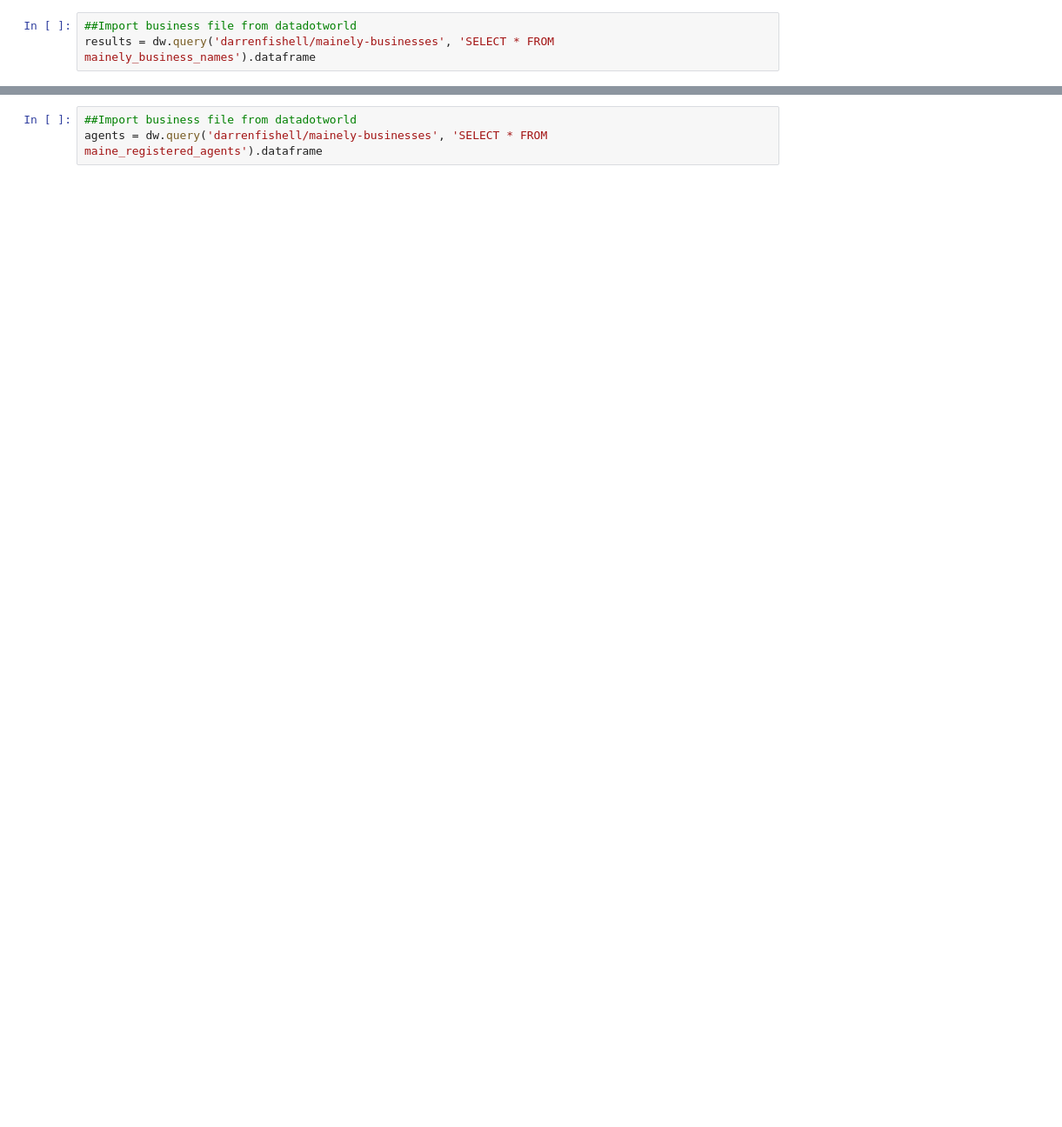
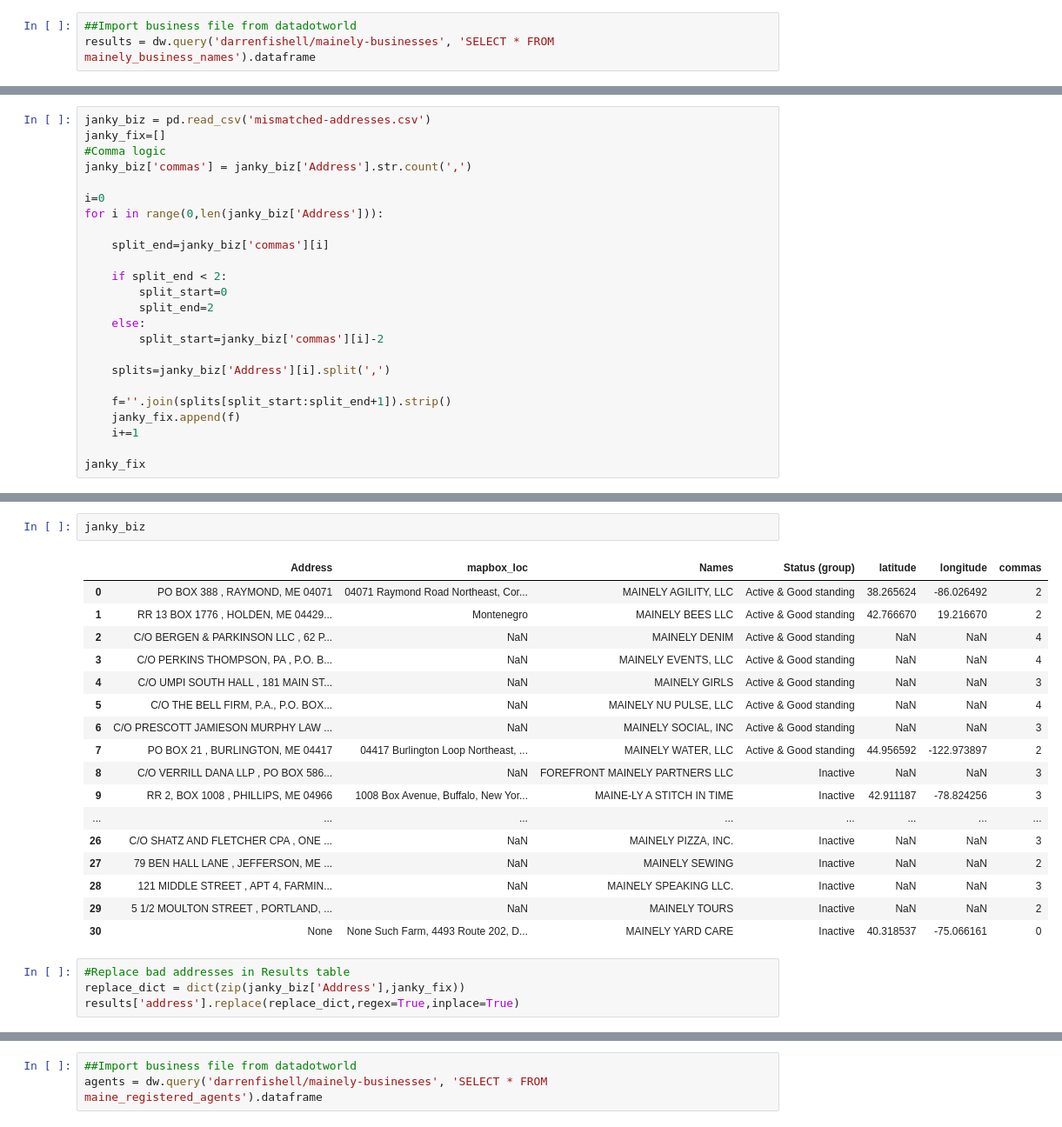
Before and after one commit to darrenfishell/data-projects, a Jupyter notebook: mainely-business/mainely-business-geocoder.ipynb, the cells around one changed output, grey strips where cells are left out. Shown at 87% size. Drawn from its saved outputs; the diff is of its cells as text; blank space fills up the shorter version.

```diff
--- a/mainely-business/mainely-business-geocoder.ipynb
+++ b/mainely-business/mainely-business-geocoder.ipynb
@@ -63,0 +17,24 @@ Location(79 Benhall Ln, Jefferson, Maine 04348, United States, (44.21911, -69.46
+# %%
+janky_biz = pd.read_csv('mismatched-addresses.csv')
+janky_fix=[]
+#Comma logic
+janky_biz['commas'] = janky_biz['Address'].str.count(',')
+
+i=0
+for i in range(0,len(janky_biz['Address'])):
+
+    split_end=janky_biz['commas'][i]
+
+    if split_end < 2:
+        split_start=0
+        split_end=2
+    else:
+        split_start=janky_biz['commas'][i]-2
+
+    splits=janky_biz['Address'][i].split(',')
+
+    f=''.join(splits[split_start:split_end+1]).strip()
+    janky_fix.append(f)
+    i+=1
+
+janky_fix
@@ -64 +59,25 @@ Location(79 Benhall Ln, Jefferson, Maine 04348, United States, (44.21911, -69.46
+# %%
+janky_biz
+# %% [output]
+|  | Address | mapbox_loc | Names | Status (group) | latitude | longitude | commas |
+| 0 | PO BOX 388 , RAYMOND, ME 04071 | 04071 Raymond Road Northeast, Cor... | MAINELY AGILITY, LLC | Active & Good standing | 38.265624 | -86.026492 | 2 |
+| 1 | RR 13 BOX 1776 , HOLDEN, ME 04429... | Montenegro | MAINELY BEES LLC | Active & Good standing | 42.766670 | 19.216670 | 2 |
+| 2 | C/O BERGEN & PARKINSON LLC , 62 P... | NaN | MAINELY DENIM | Active & Good standing | NaN | NaN | 4 |
+| 3 | C/O PERKINS THOMPSON, PA , P.O. B... | NaN | MAINELY EVENTS, LLC | Active & Good standing | NaN | NaN | 4 |
+| 4 | C/O UMPI SOUTH HALL , 181 MAIN ST... | NaN | MAINELY GIRLS | Active & Good standing | NaN | NaN | 3 |
+| 5 | C/O THE BELL FIRM, P.A., P.O. BOX... | NaN | MAINELY NU PULSE, LLC | Active & Good standing | NaN | NaN | 4 |
+| 6 | C/O PRESCOTT JAMIESON MURPHY LAW ... | NaN | MAINELY SOCIAL, INC | Active & Good standing | NaN | NaN | 3 |
+| 7 | PO BOX 21 , BURLINGTON, ME 04417 | 04417 Burlington Loop Northeast, ... | MAINELY WATER, LLC | Active & Good standing | 44.956592 | -122.973897 | 2 |
+| 8 | C/O VERRILL DANA LLP , PO BOX 586... | NaN | FOREFRONT MAINELY PARTNERS LLC | Inactive | NaN | NaN | 3 |
+| 9 | RR 2, BOX 1008 , PHILLIPS, ME 04966 | 1008 Box Avenue, Buffalo, New Yor... | MAINE-LY A STITCH IN TIME | Inactive | 42.911187 | -78.824256 | 3 |
+| ... | ... | ... | ... | ... | ... | ... | ... |
+| 26 | C/O SHATZ AND FLETCHER CPA , ONE ... | NaN | MAINELY PIZZA, INC. | Inactive | NaN | NaN | 3 |
+| 27 | 79 BEN HALL LANE , JEFFERSON, ME ... | NaN | MAINELY SEWING | Inactive | NaN | NaN | 2 |
+| 28 | 121 MIDDLE STREET , APT 4, FARMIN... | NaN | MAINELY SPEAKING LLC. | Inactive | NaN | NaN | 3 |
+| 29 | 5 1/2 MOULTON STREET , PORTLAND, ... | NaN | MAINELY TOURS | Inactive | NaN | NaN | 2 |
+| 30 | None | None Such Farm, 4493 Route 202, D... | MAINELY YARD CARE | Inactive | 40.318537 | -75.066161 | 0 |
+# %%
+#Replace bad addresses in Results table
+replace_dict = dict(zip(janky_biz['Address'],janky_fix))
+results['address'].replace(replace_dict,regex=True,inplace=True)
 # %%
```
Also changed, not shown: parts of 12 cells of this notebook, 2 other files.
